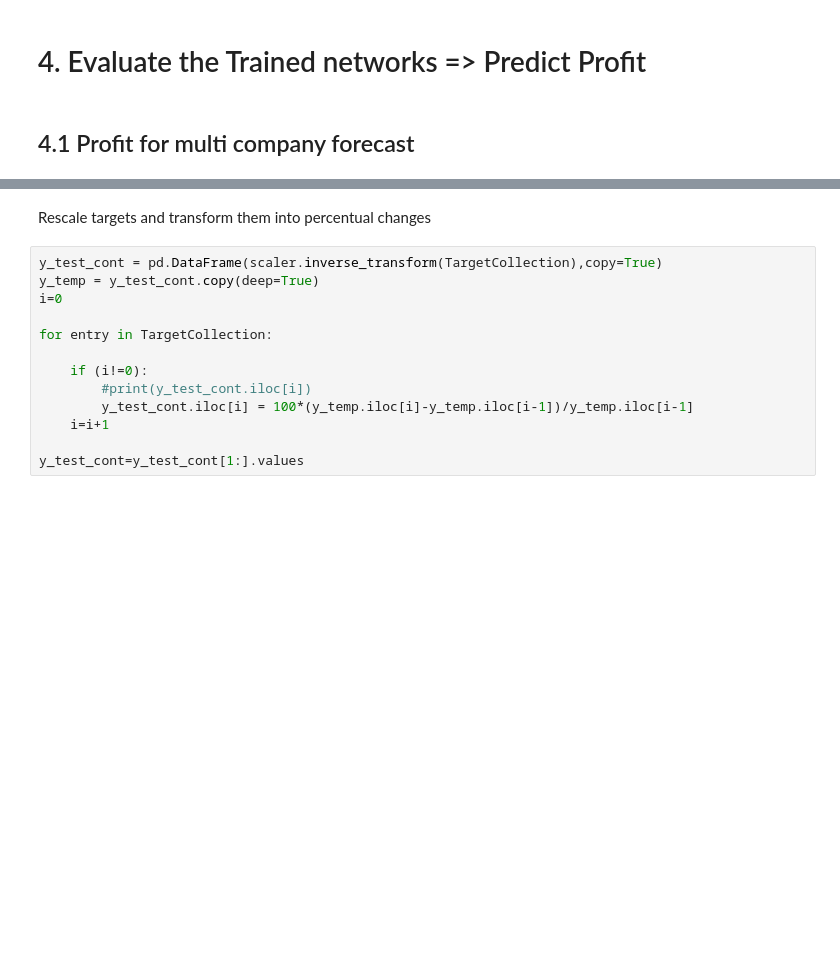
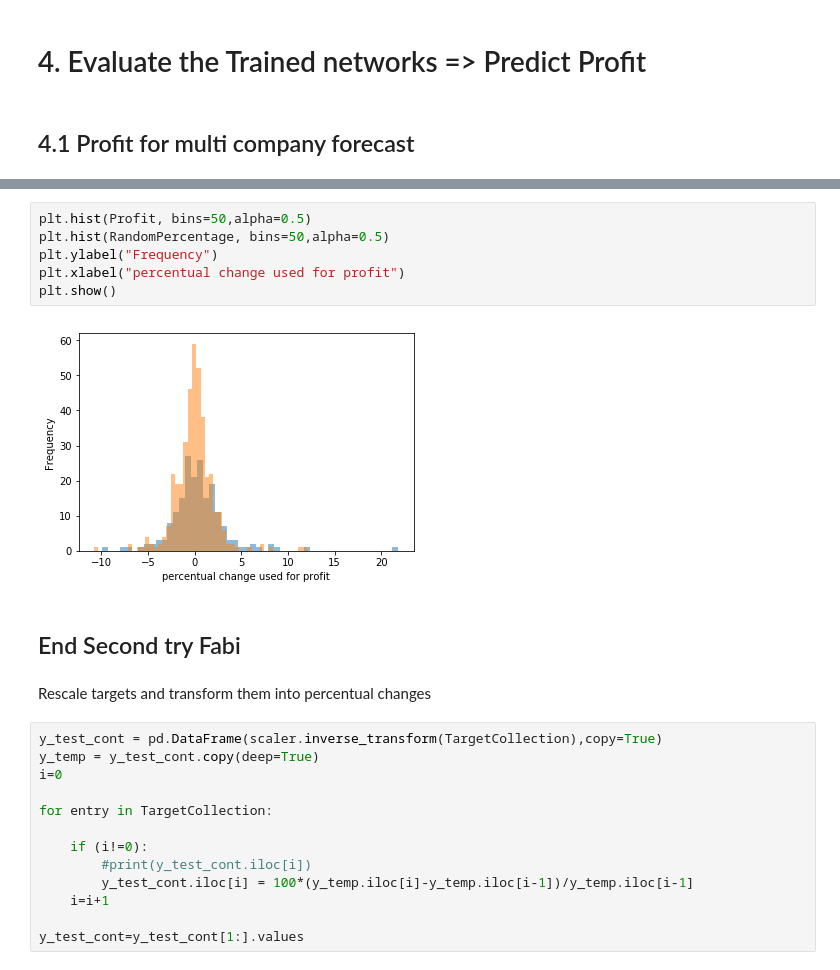
Before and after one commit to praunss/HomeProject, a Jupyter notebook: ForecastingTraining.ipynb, the cells around one changed output, grey strips where cells are left out. Drawn from its saved outputs; the diff is of its cells as text; blank space fills up the shorter version.

```diff
--- a/ForecastingTraining.ipynb
+++ b/ForecastingTraining.ipynb
@@ -275,3 +343,13 @@ print(r2_score(y_test,y_pred))
+# %%
+plt.hist(Profit, bins=50,alpha=0.5)
+plt.hist(RandomPercentage, bins=50,alpha=0.5)
+plt.ylabel("Frequency")
+plt.xlabel("percentual change used for profit")
+plt.show()
+# %% [output]
+[figure, added]
+# %% [markdown]
+## End Second try Fabi
 # %% [markdown]
 Rescale targets and transform them into percentual changes
 # %%
```
Also changed, not shown: parts of 15 cells of this notebook.
